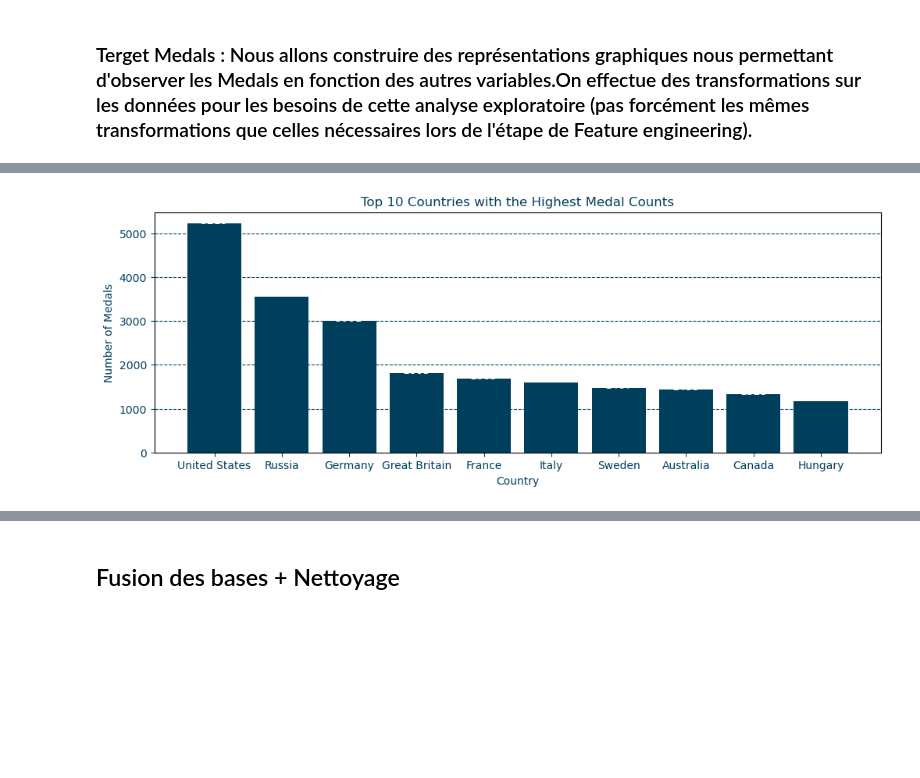
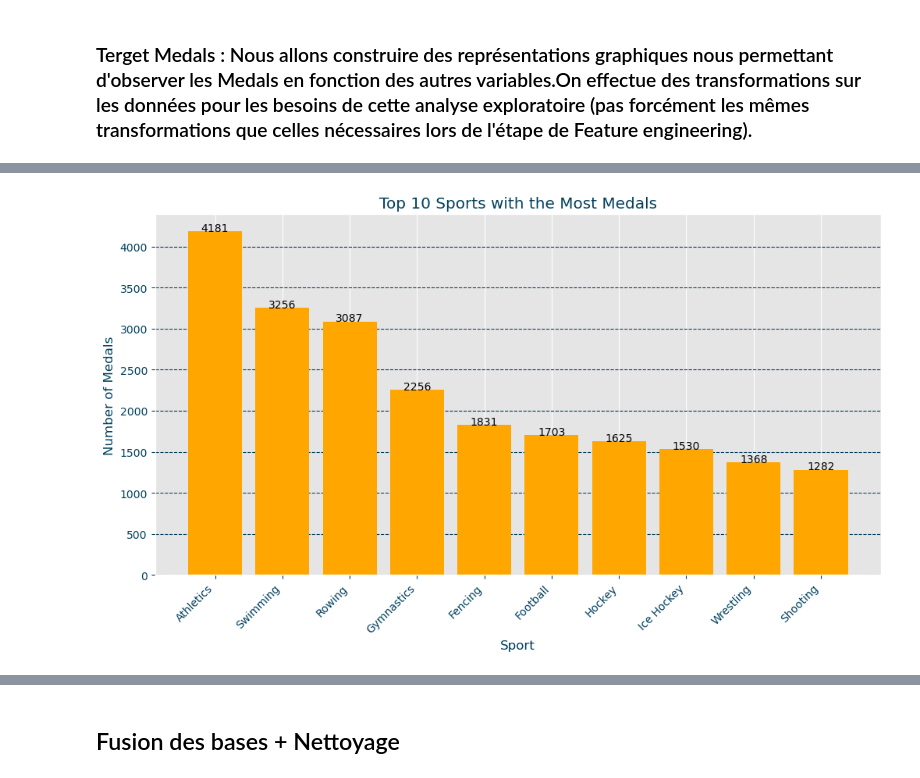
Before and after one commit to nastoo/tp-methodes-pour-analytique, a Jupyter notebook: Projet_GG.ipynb, the cells around one changed output, grey strips where cells are left out. Cells and saved outputs as stored; diff of their text form; code cells hidden in the pictures; blank space fills up the shorter version.

```diff
--- a/Projet_GG.ipynb
+++ b/Projet_GG.ipynb
@@ -175,0 +278,26 @@ In [280] used 28.3 MiB RAM in 2.45s (system mean cpu 15%, single max cpu 100%),
+# %%
+# Calculate the total number of medals won by each team since 1900
+total_medals = df[(df['Season'] == 'Summer') & (df['Year'] >= 1900)].groupby('Team')['Medal'].count()
+
+# Sort the teams based on the total number of medals won in descending order
+sorted_teams = total_medals.sort_values(ascending=False)
+
+# Assign a rank to each team based on its position in the sorted list
+ranks = {team: rank+1 for rank, team in enumerate(sorted_teams.index)}
+
+# Create the bar chart
+plt.figure(figsize=(12, 6))
+plt.bar(top_10_teams.index, top_10_teams.values, color='#ffa600')
+plt.title('Top 10 Teams with the Most Medals in the Last 3 Summer OG and World Ranking', fontsize=18, color='#003f5c')
+plt.xlabel('Team', fontsize=14, fontweight='bold', color='#003f5c')
+plt.ylabel('Number of Medals', fontsize=14, fontweight='bold', color='#003f5c')
+plt.xticks(rotation=45, ha='right', fontsize=12, color='#003f5c')
+plt.yticks(fontsize=12, color='#003f5c')
+plt.grid(axis='y', linestyle='--', alpha=0.5, color='#003f5c')
+
+# Add the number of medals and the rank inside each bar
+for i, team in enumerate(top_10_teams.index):
+    plt.text(i, top_10_teams.values[i]/2, f"{top_10_teams.values[i]}\nRank: {ranks[team]}", ha='center', va='center', color='#003f5c')
+
+plt.tight_layout()
+plt.show()
@@ -176,17 +339,18 @@ In [280] used 28.3 MiB RAM in 2.45s (system mean cpu 15%, single max cpu 100%),
 # %%
-top_10_countries = df.groupby('Team')['Medal'].count().nlargest(10)
+top_10_sports = df.groupby('Sport')['Medal'].count().nlargest(10)
 
-fig, ax = plt.subplots(figsize=(12, 4))
-ax.bar(top_10_countries.index, top_10_countries.values, color='#003f5c')
-ax.set_title('Top 10 Countries with the Highest Medal Counts', color='#003f5c')
-ax.set_xlabel('Country', color='#003f5c')
+fig, ax = plt.subplots(figsize=(12, 6))
+ax.bar(top_10_sports.index, top_10_sports.values, color='#ffa600')
+ax.set_title('Top 10 Sports with the Most Medals', color='#003f5c')
+ax.set_xlabel('Sport', color='#003f5c')
 ax.set_ylabel('Number of Medals', color='#003f5c')
 ax.tick_params(axis='both', colors='#003f5c')
 ax.grid(axis='y', linestyle='--', color='#003f5c')
 
-for i, country in enumerate(top_10_countries.index):
-    ax.text(i, top_10_countries[country] + 0.5, str(top_10_countries[country]), color='white', ha='center')
+for i, sport in enumerate(top_10_sports.index):
+    ax.text(i, top_10_sports[sport] + 0.5, str(top_10_sports[sport]), color='black', ha='center')
 
+plt.xticks(rotation=45, ha='right')
 plt.show()
 # %% [output]
-[figure, old version]
+[figure, new version]
```
Also changed, not shown: parts of 33 cells of this notebook, 1 other file.
